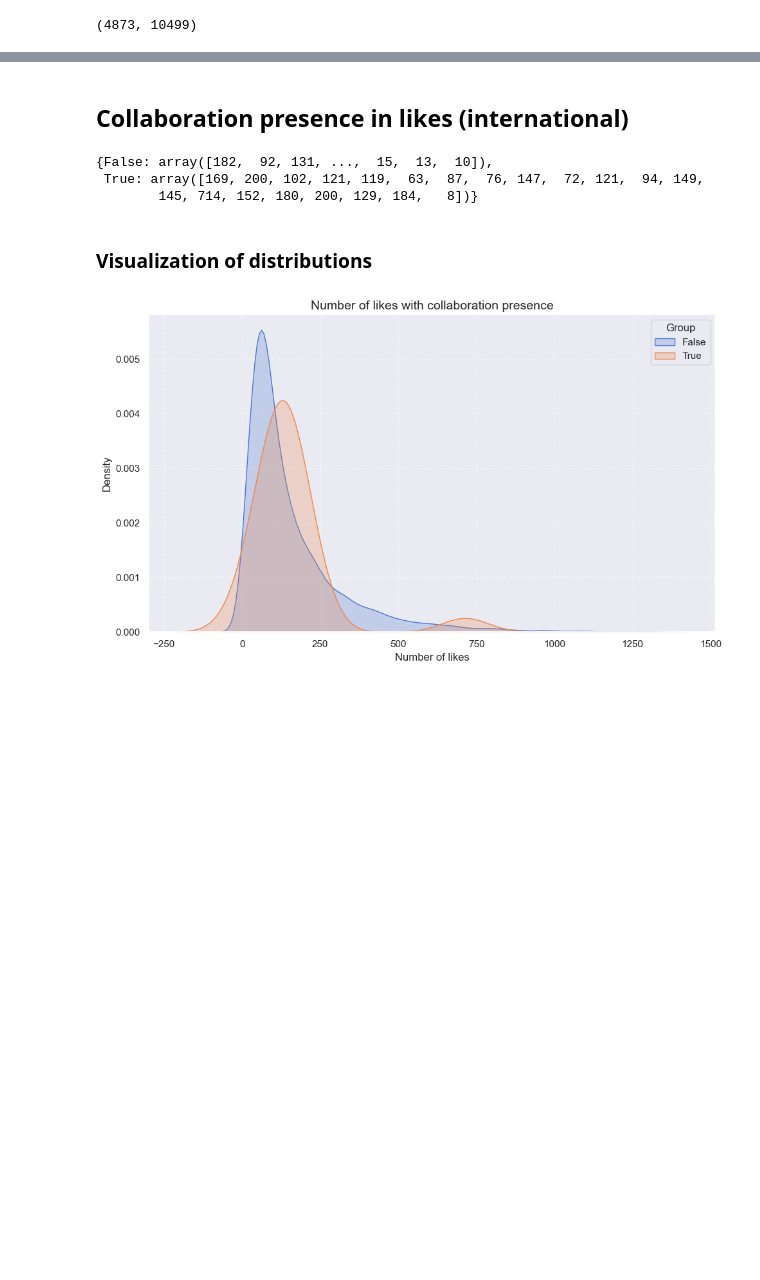
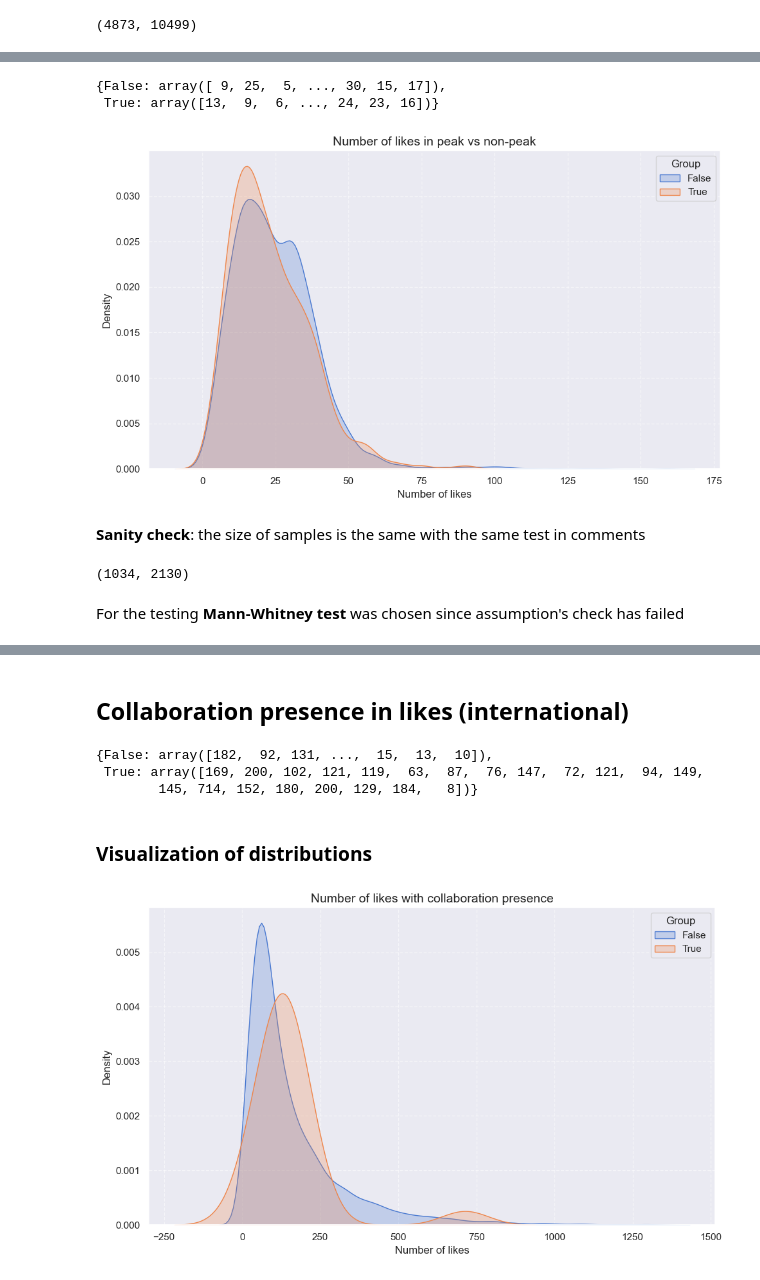
Before and after one commit to semwett0301/dms-hypothesis-testing, a Jupyter notebook: final_analysis.ipynb, the cells around one changed output, grey strips where cells are left out. Cells and saved outputs as stored; diff of their text form; code cells hidden in the pictures; blank space fills up the shorter version.

```diff
--- a/final_analysis.ipynb
+++ b/final_analysis.ipynb
@@ -1747,0 +1770,20 @@ H0 was not rejected
+# %%
+peak_likes_local_arr = extract_target_feature(df=local_df, split_feature="is_peak", target_feature="number_of_likes")
+peak_likes_local_arr
+# %% [output]
+{False: array([ 9, 25,  5, ..., 30, 15, 17]),
+ True: array([13,  9,  6, ..., 24, 23, 16])}
+# %%
+plot_distributions(data=peak_likes_local_arr, title="Number of likes in peak vs non-peak", xlabel="Number of likes",
+                   ylabel="Density")
+# %% [output]
+[figure, added]
+# %% [markdown]
+**Sanity check**: the size of samples is the same with the same test in comments
+# %%
+peak_likes_local, non_peak_likes_local = peak_likes_local_arr[True], peak_likes_local_arr[False]
+len(peak_likes_local), len(non_peak_likes_local)
+# %% [output]
+(1034, 2130)
+# %% [markdown]
+For the testing **Mann-Whitney test** was chosen since assumption's check has failed
```
Also changed, not shown: parts of 27 cells of this notebook, 4 other files.
